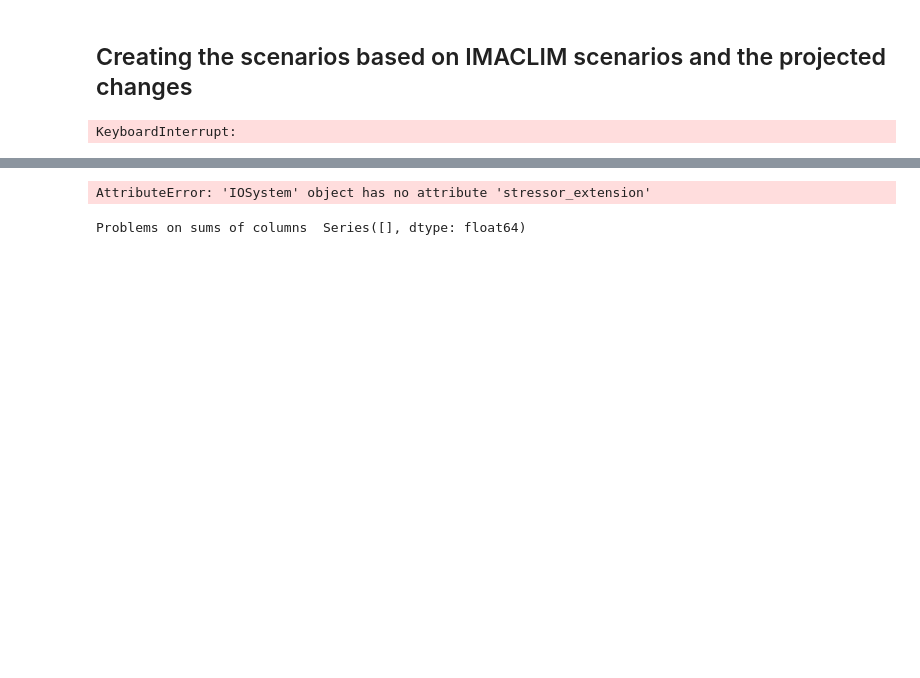
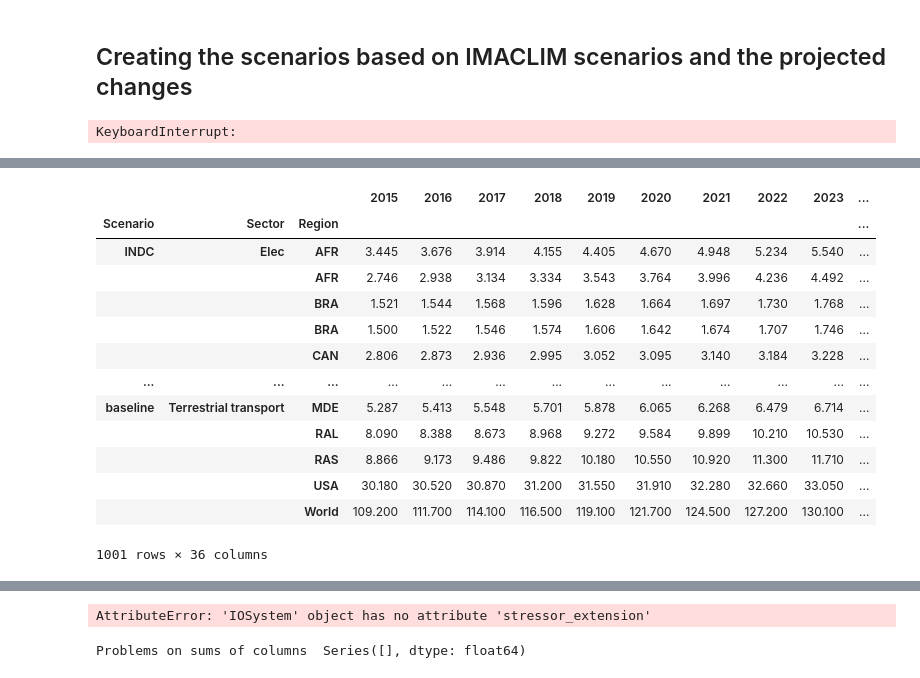
Before and after one commit to Maestrofinn/MatMat-Trade, a Jupyter notebook: IMACLIM_explo.ipynb, the cells around one changed output, grey strips where cells are left out. Cells and saved outputs as stored; diff of their text form; code cells hidden in the pictures; blank space fills up the shorter version.

```diff
--- a/IMACLIM_explo.ipynb
+++ b/IMACLIM_explo.ipynb
@@ -136,3 +270,3 @@ Emissions.loc[(slice(None),slice(None),"Production")]
 # %%
 import src.advance
-final_data_ratio,final_technical_coef,Link_country,Link,Production_volumes,total_consumption,emissions=src.advance.extract_data("IMACLIM_format")
+raw_energy_tech=src.advance.extract_data("IMACLIM_format",return_tech_coef=True)
@@ -166,0 +273,17 @@ model.iot.stressor_extension.S.dot(model.iot.Y)
+# %%
+raw_energy_tech.loc[]
+# %% [output]
+|  |  |  | 2015 | 2016 | 2017 | 2018 | 2019 | 2020 | 2021 | 2022 | 2023 | ... |
+| Scenario | Sector | Region |  |  |  |  |  |  |  |  |  | ... |
+| INDC | Elec | AFR | 3.445 | 3.676 | 3.914 | 4.155 | 4.405 | 4.670 | 4.948 | 5.234 | 5.540 | ... |
+|  |  | AFR | 2.746 | 2.938 | 3.134 | 3.334 | 3.543 | 3.764 | 3.996 | 4.236 | 4.492 | ... |
+|  |  | BRA | 1.521 | 1.544 | 1.568 | 1.596 | 1.628 | 1.664 | 1.697 | 1.730 | 1.768 | ... |
+|  |  | BRA | 1.500 | 1.522 | 1.546 | 1.574 | 1.606 | 1.642 | 1.674 | 1.707 | 1.746 | ... |
+|  |  | CAN | 2.806 | 2.873 | 2.936 | 2.995 | 3.052 | 3.095 | 3.140 | 3.184 | 3.228 | ... |
+| ... | ... | ... | ... | ... | ... | ... | ... | ... | ... | ... | ... | ... |
+| baseline | Terrestrial transport | MDE | 5.287 | 5.413 | 5.548 | 5.701 | 5.878 | 6.065 | 6.268 | 6.479 | 6.714 | ... |
+|  |  | RAL | 8.090 | 8.388 | 8.673 | 8.968 | 9.272 | 9.584 | 9.899 | 10.210 | 10.530 | ... |
+|  |  | RAS | 8.866 | 9.173 | 9.486 | 9.822 | 10.180 | 10.550 | 10.920 | 11.300 | 11.710 | ... |
+|  |  | USA | 30.180 | 30.520 | 30.870 | 31.200 | 31.550 | 31.910 | 32.280 | 32.660 | 33.050 | ... |
+|  |  | World | 109.200 | 111.700 | 114.100 | 116.500 | 119.100 | 121.700 | 124.500 | 127.200 | 130.100 | ... |
+1001 rows × 36 columns
```
Also changed, not shown: parts of 28 cells of this notebook, 2 other files.
